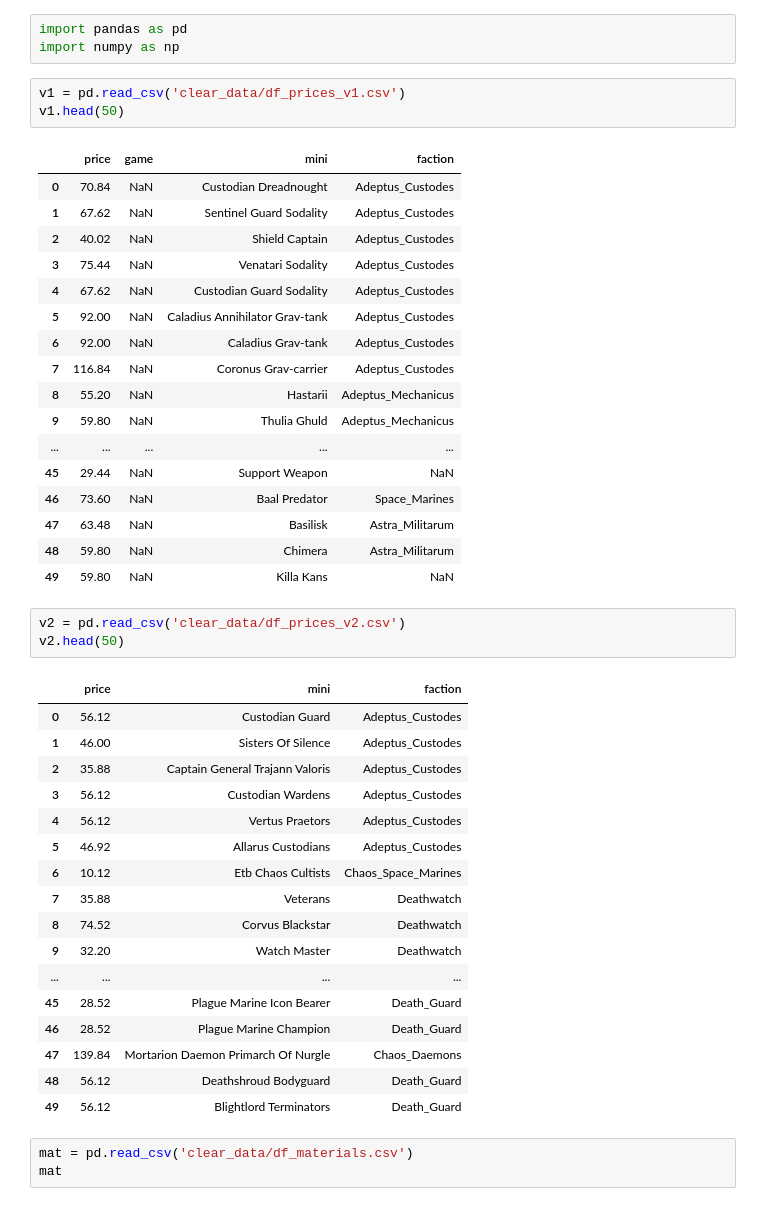
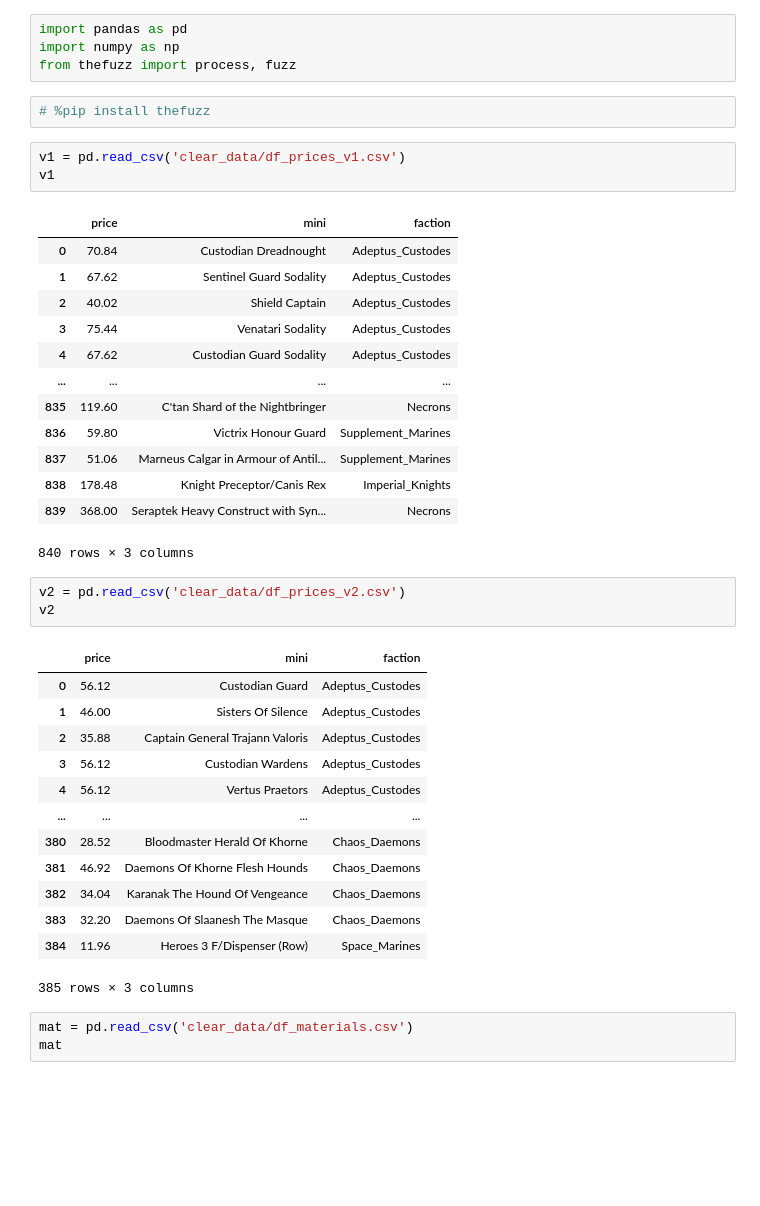
Before and after one commit to Varushet/EDA, a Jupyter notebook: DataFrame.ipynb, the cells around one changed output. Cells and saved outputs as stored; diff of their text form; blank space fills up the shorter version.

```diff
--- a/DataFrame.ipynb
+++ b/DataFrame.ipynb
@@ -1,30 +1,29 @@
 # %%
 import pandas as pd
 import numpy as np
+from thefuzz import process, fuzz
+# %%
+# %pip install thefuzz
 # %%
 v1 = pd.read_csv('clear_data/df_prices_v1.csv')
-v1.head(50)
+v1
 # %% [output]
-|  | price | game | mini | faction |
-| 0 | 70.84 | NaN | Custodian Dreadnought | Adeptus_Custodes |
-| 1 | 67.62 | NaN | Sentinel Guard Sodality | Adeptus_Custodes |
-| 2 | 40.02 | NaN | Shield Captain | Adeptus_Custodes |
-| 3 | 75.44 | NaN | Venatari Sodality | Adeptus_Custodes |
-| 4 | 67.62 | NaN | Custodian Guard Sodality | Adeptus_Custodes |
-| 5 | 92.00 | NaN | Caladius Annihilator Grav-tank | Adeptus_Custodes |
-| 6 | 92.00 | NaN | Caladius Grav-tank | Adeptus_Custodes |
-| 7 | 116.84 | NaN | Coronus Grav-carrier | Adeptus_Custodes |
-| 8 | 55.20 | NaN | Hastarii | Adeptus_Mechanicus |
-| 9 | 59.80 | NaN | Thulia Ghuld | Adeptus_Mechanicus |
-| ... | ... | ... | ... | ... |
-| 45 | 29.44 | NaN | Support Weapon | NaN |
-| 46 | 73.60 | NaN | Baal Predator | Space_Marines |
-| 47 | 63.48 | NaN | Basilisk | Astra_Militarum |
-| 48 | 59.80 | NaN | Chimera | Astra_Militarum |
-| 49 | 59.80 | NaN | Killa Kans | NaN |
+|  | price | mini | faction |
+| 0 | 70.84 | Custodian Dreadnought | Adeptus_Custodes |
+| 1 | 67.62 | Sentinel Guard Sodality | Adeptus_Custodes |
+| 2 | 40.02 | Shield Captain | Adeptus_Custodes |
+| 3 | 75.44 | Venatari Sodality | Adeptus_Custodes |
+| 4 | 67.62 | Custodian Guard Sodality | Adeptus_Custodes |
+| ... | ... | ... | ... |
+| 835 | 119.60 | C'tan Shard of the Nightbringer | Necrons |
+| 836 | 59.80 | Victrix Honour Guard | Supplement_Marines |
+| 837 | 51.06 | Marneus Calgar in Armour of Antil... | Supplement_Marines |
+| 838 | 178.48 | Knight Preceptor/Canis Rex | Imperial_Knights |
+| 839 | 368.00 | Seraptek Heavy Construct with Syn... | Necrons |
+840 rows × 3 columns
 # %%
 v2 = pd.read_csv('clear_data/df_prices_v2.csv')
-v2.head(50)
+v2
 # %% [output]
 |  | price | mini | faction |
 | 0 | 56.12 | Custodian Guard | Adeptus_Custodes |
@@ -32,17 +31,13 @@ v2.head(50)
 | 2 | 35.88 | Captain General Trajann Valoris | Adeptus_Custodes |
 | 3 | 56.12 | Custodian Wardens | Adeptus_Custodes |
 | 4 | 56.12 | Vertus Praetors | Adeptus_Custodes |
-| 5 | 46.92 | Allarus Custodians | Adeptus_Custodes |
-| 6 | 10.12 | Etb Chaos Cultists | Chaos_Space_Marines |
-| 7 | 35.88 | Veterans | Deathwatch |
-| 8 | 74.52 | Corvus Blackstar | Deathwatch |
-| 9 | 32.20 | Watch Master | Deathwatch |
 | ... | ... | ... | ... |
-| 45 | 28.52 | Plague Marine Icon Bearer | Death_Guard |
-| 46 | 28.52 | Plague Marine Champion | Death_Guard |
-| 47 | 139.84 | Mortarion Daemon Primarch Of Nurgle | Chaos_Daemons |
-| 48 | 56.12 | Deathshroud Bodyguard | Death_Guard |
-| 49 | 56.12 | Blightlord Terminators | Death_Guard |
+| 380 | 28.52 | Bloodmaster Herald Of Khorne | Chaos_Daemons |
+| 381 | 46.92 | Daemons Of Khorne Flesh Hounds | Chaos_Daemons |
+| 382 | 34.04 | Karanak The Hound Of Vengeance | Chaos_Daemons |
+| 383 | 32.20 | Daemons Of Slaanesh The Masque | Chaos_Daemons |
+| 384 | 11.96 | Heroes 3 F/Dispenser (Row) | Space_Marines |
+385 rows × 3 columns
 # %%
 mat = pd.read_csv('clear_data/df_materials.csv')
 mat
```
Also changed, not shown: parts of 15 cells of this notebook, 9 other files.
